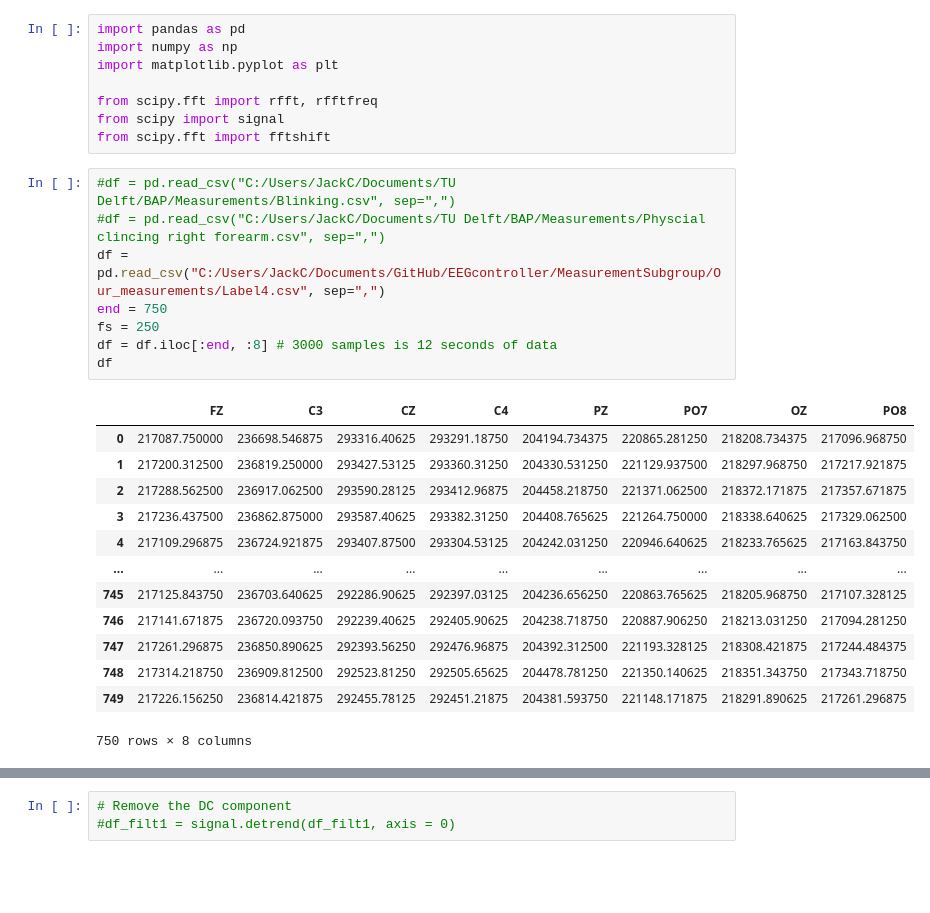
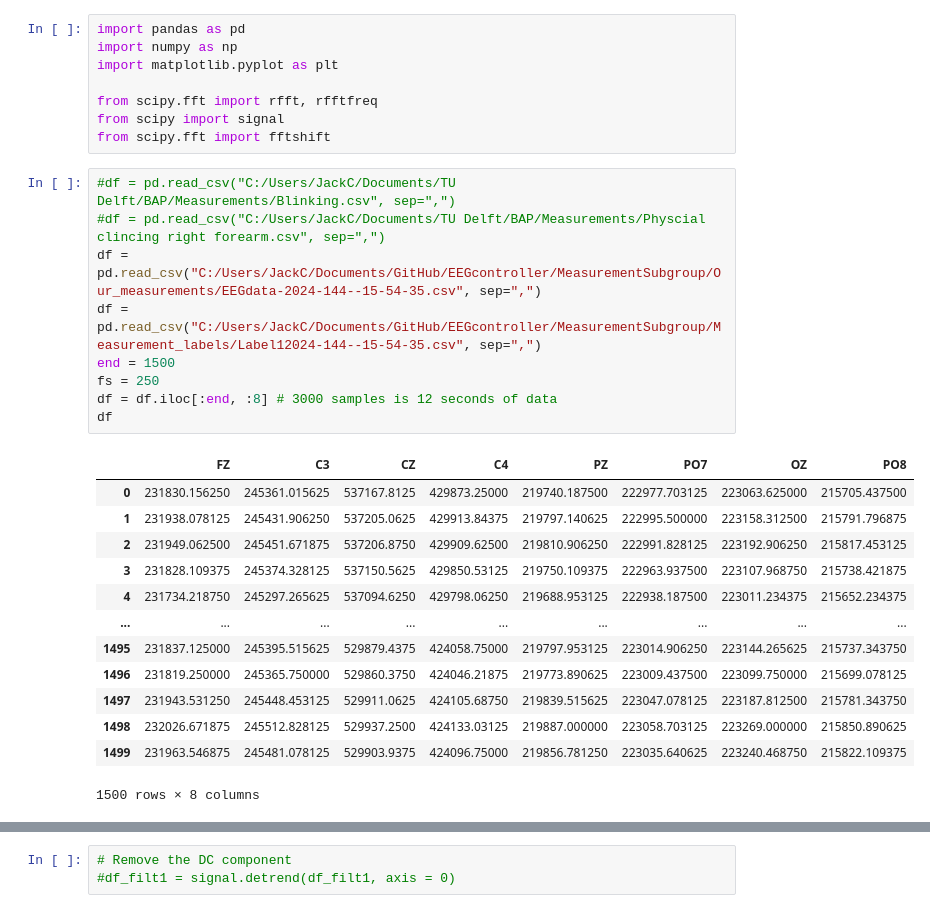
Before and after one commit to ValentijnBakkum/EEGcontroller, a Jupyter notebook: MeasurementSubgroup/Streaming/Python streaming preprocessing.ipynb, the cells around one changed output, grey strips where cells are left out. Cells and saved outputs as stored; diff of their text form; blank space fills up the shorter version.

```diff
--- a/MeasurementSubgroup/Streaming/Python streaming preprocessing.ipynb
+++ b/MeasurementSubgroup/Streaming/Python streaming preprocessing.ipynb
@@ -9,25 +9,26 @@ from scipy.fft import fftshift
 # %%
 #df = pd.read_csv("C:/Users/JackC/Documents/TU Delft/BAP/Measurements/Blinking.csv", sep=",")
 #df = pd.read_csv("C:/Users/JackC/Documents/TU Delft/BAP/Measurements/Physcial clincing right forearm.csv", sep=",")
-df = pd.read_csv("C:/Users/JackC/Documents/GitHub/EEGcontroller/MeasurementSubgroup/Our_measurements/Label4.csv", sep=",")
-end = 750
+df = pd.read_csv("C:/Users/JackC/Documents/GitHub/EEGcontroller/MeasurementSubgroup/Our_measurements/EEGdata-2024-144--15-54-35.csv", sep=",")
+df = pd.read_csv("C:/Users/JackC/Documents/GitHub/EEGcontroller/MeasurementSubgroup/Measurement_labels/Label12024-144--15-54-35.csv", sep=",")
+end = 1500
 fs = 250
 df = df.iloc[:end, :8] # 3000 samples is 12 seconds of data
 df
 # %% [output]
 |  | FZ | C3 | CZ | C4 | PZ | PO7 | OZ | PO8 |
-| 0 | 217087.750000 | 236698.546875 | 293316.40625 | 293291.18750 | 204194.734375 | 220865.281250 | 218208.734375 | 217096.968750 |
-| 1 | 217200.312500 | 236819.250000 | 293427.53125 | 293360.31250 | 204330.531250 | 221129.937500 | 218297.968750 | 217217.921875 |
-| 2 | 217288.562500 | 236917.062500 | 293590.28125 | 293412.96875 | 204458.218750 | 221371.062500 | 218372.171875 | 217357.671875 |
-| 3 | 217236.437500 | 236862.875000 | 293587.40625 | 293382.31250 | 204408.765625 | 221264.750000 | 218338.640625 | 217329.062500 |
-| 4 | 217109.296875 | 236724.921875 | 293407.87500 | 293304.53125 | 204242.031250 | 220946.640625 | 218233.765625 | 217163.843750 |
+| 0 | 231830.156250 | 245361.015625 | 537167.8125 | 429873.25000 | 219740.187500 | 222977.703125 | 223063.625000 | 215705.437500 |
+| 1 | 231938.078125 | 245431.906250 | 537205.0625 | 429913.84375 | 219797.140625 | 222995.500000 | 223158.312500 | 215791.796875 |
+| 2 | 231949.062500 | 245451.671875 | 537206.8750 | 429909.62500 | 219810.906250 | 222991.828125 | 223192.906250 | 215817.453125 |
+| 3 | 231828.109375 | 245374.328125 | 537150.5625 | 429850.53125 | 219750.109375 | 222963.937500 | 223107.968750 | 215738.421875 |
+| 4 | 231734.218750 | 245297.265625 | 537094.6250 | 429798.06250 | 219688.953125 | 222938.187500 | 223011.234375 | 215652.234375 |
 | ... | ... | ... | ... | ... | ... | ... | ... | ... |
-| 745 | 217125.843750 | 236703.640625 | 292286.90625 | 292397.03125 | 204236.656250 | 220863.765625 | 218205.968750 | 217107.328125 |
-| 746 | 217141.671875 | 236720.093750 | 292239.40625 | 292405.90625 | 204238.718750 | 220887.906250 | 218213.031250 | 217094.281250 |
-| 747 | 217261.296875 | 236850.890625 | 292393.56250 | 292476.96875 | 204392.312500 | 221193.328125 | 218308.421875 | 217244.484375 |
-| 748 | 217314.218750 | 236909.812500 | 292523.81250 | 292505.65625 | 204478.781250 | 221350.140625 | 218351.343750 | 217343.718750 |
-| 749 | 217226.156250 | 236814.421875 | 292455.78125 | 292451.21875 | 204381.593750 | 221148.171875 | 218291.890625 | 217261.296875 |
+| 1495 | 231837.125000 | 245395.515625 | 529879.4375 | 424058.75000 | 219797.953125 | 223014.906250 | 223144.265625 | 215737.343750 |
+| 1496 | 231819.250000 | 245365.750000 | 529860.3750 | 424046.21875 | 219773.890625 | 223009.437500 | 223099.750000 | 215699.078125 |
+| 1497 | 231943.531250 | 245448.453125 | 529911.0625 | 424105.68750 | 219839.515625 | 223047.078125 | 223187.812500 | 215781.343750 |
+| 1498 | 232026.671875 | 245512.828125 | 529937.2500 | 424133.03125 | 219887.000000 | 223058.703125 | 223269.000000 | 215850.890625 |
+| 1499 | 231963.546875 | 245481.078125 | 529903.9375 | 424096.75000 | 219856.781250 | 223035.640625 | 223240.468750 | 215822.109375 |
-750 rows × 8 columns
+1500 rows × 8 columns
 # %%
 x1 = np.linspace(0, end/fs, end, endpoint=True)
 
```
Also changed, not shown: parts of 5 cells of this notebook, 32 other files.
